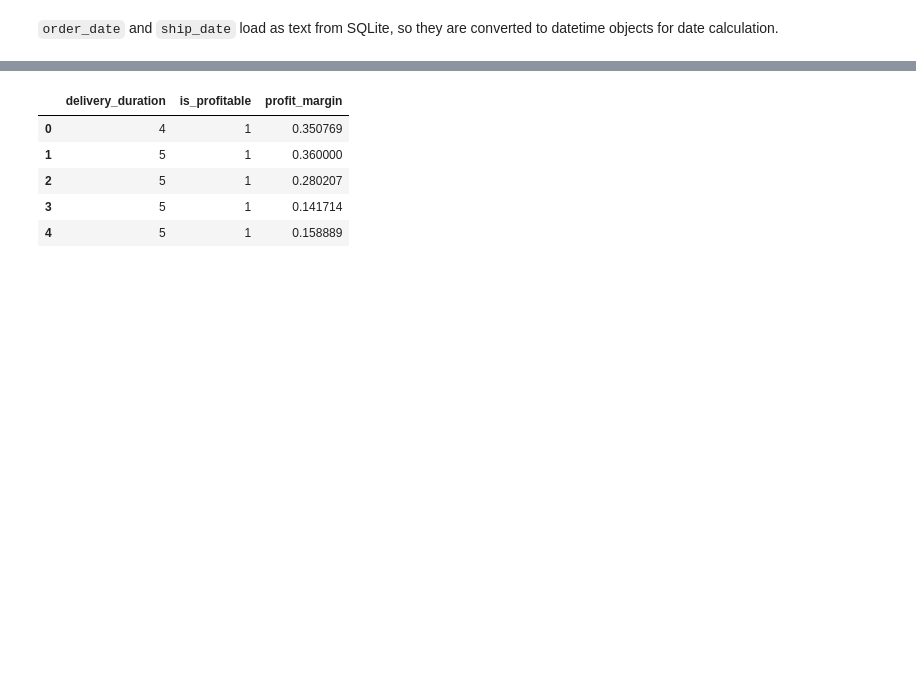
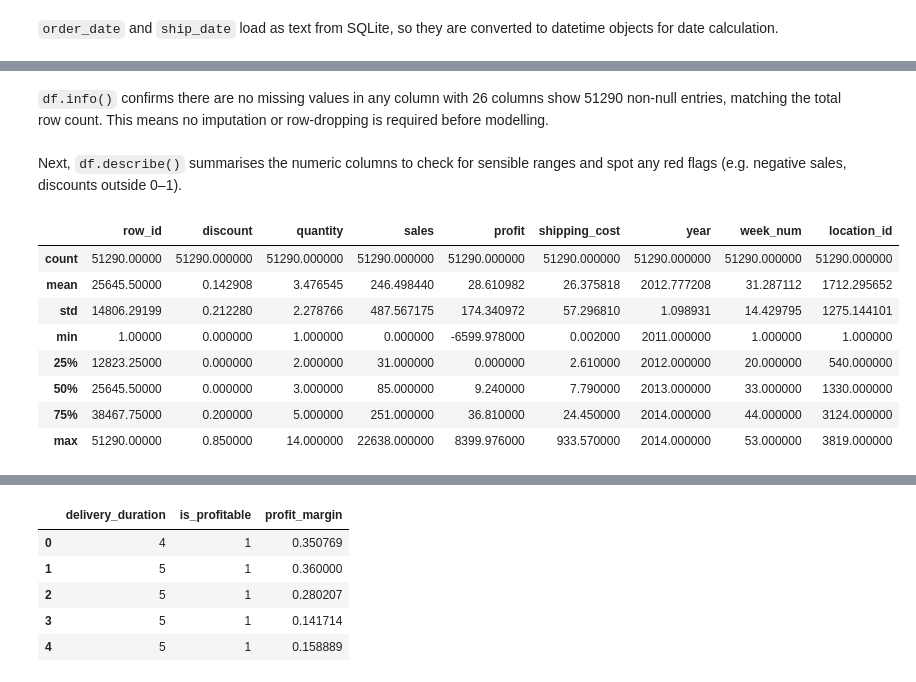
Before and after one commit to patrickseroh/lnt-camp-2026-final-project, a Jupyter notebook: notebook/pipeline.ipynb, the cells around one changed output, grey strips where cells are left out. Saved outputs shown, nothing was run; the diff lists cells and outputs as text; code cells hidden in the pictures; blank space fills up the shorter version.

Commit message:
Conclusion and Business Insight Completed, tidying the notebook markdown and library, add a non null checking

```diff
--- a/notebook/pipeline.ipynb
+++ b/notebook/pipeline.ipynb
@@ -86,0 +109,16 @@ df.head()
+# %% [markdown]
+`df.info()` confirms there are no missing values in any column with 26 columns show 51290 non-null entries, matching the total row count. This means no imputation or row-dropping is required before modelling.
+# %% [markdown]
+Next, `df.describe()` summarises the numeric columns to check for sensible ranges and spot any red flags (e.g. negative sales, discounts outside 0–1).
+# %%
+df.describe()
+# %% [output]
+|  | row_id | discount | quantity | sales | profit | shipping_cost | year | week_num | location_id |
+| count | 51290.00000 | 51290.000000 | 51290.000000 | 51290.000000 | 51290.000000 | 51290.000000 | 51290.000000 | 51290.000000 | 51290.000000 |
+| mean | 25645.50000 | 0.142908 | 3.476545 | 246.498440 | 28.610982 | 26.375818 | 2012.777208 | 31.287112 | 1712.295652 |
+| std | 14806.29199 | 0.212280 | 2.278766 | 487.567175 | 174.340972 | 57.296810 | 1.098931 | 14.429795 | 1275.144101 |
+| min | 1.00000 | 0.000000 | 1.000000 | 0.000000 | -6599.978000 | 0.002000 | 2011.000000 | 1.000000 | 1.000000 |
+| 25% | 12823.25000 | 0.000000 | 2.000000 | 31.000000 | 0.000000 | 2.610000 | 2012.000000 | 20.000000 | 540.000000 |
+| 50% | 25645.50000 | 0.000000 | 3.000000 | 85.000000 | 9.240000 | 7.790000 | 2013.000000 | 33.000000 | 1330.000000 |
+| 75% | 38467.75000 | 0.200000 | 5.000000 | 251.000000 | 36.810000 | 24.450000 | 2014.000000 | 44.000000 | 3124.000000 |
+| max | 51290.00000 | 0.850000 | 14.000000 | 22638.000000 | 8399.976000 | 933.570000 | 2014.000000 | 53.000000 | 3819.000000 |
```
Also changed, not shown: parts of 26 cells of this notebook.
